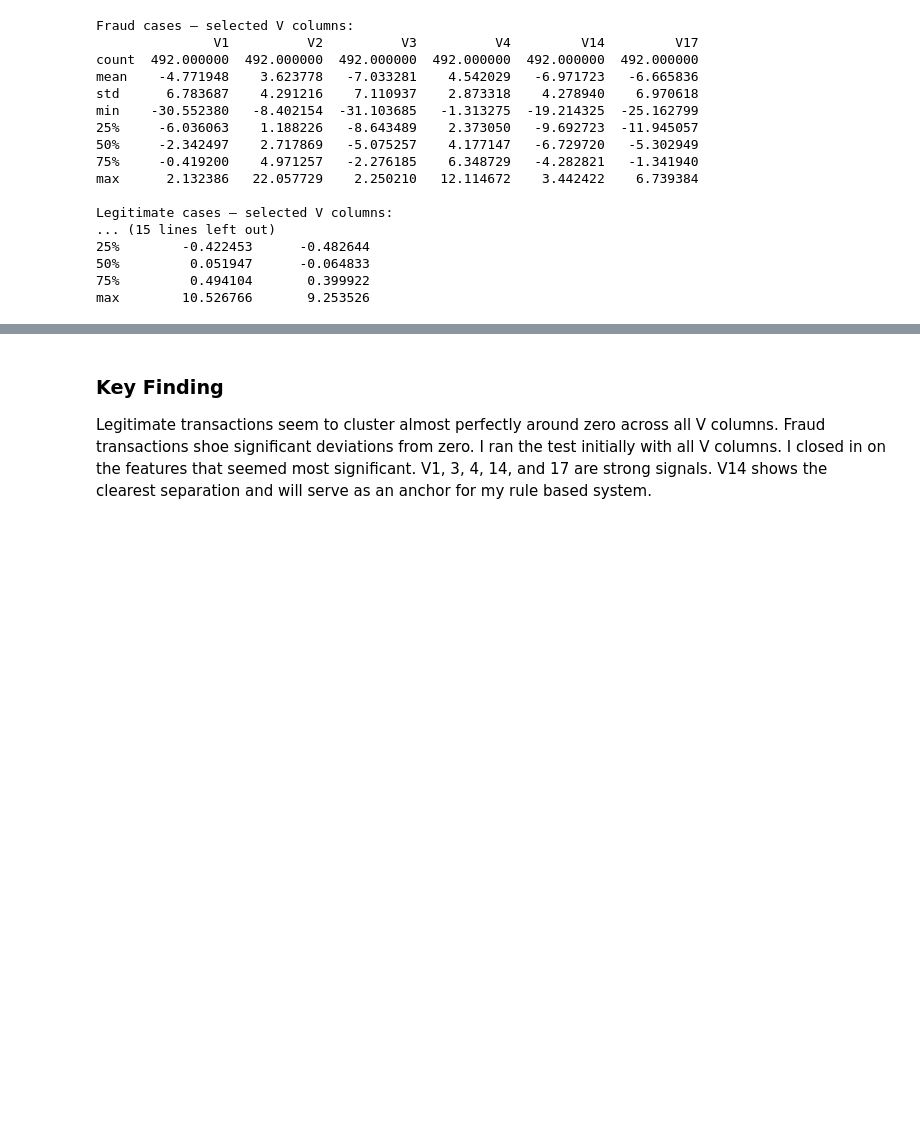
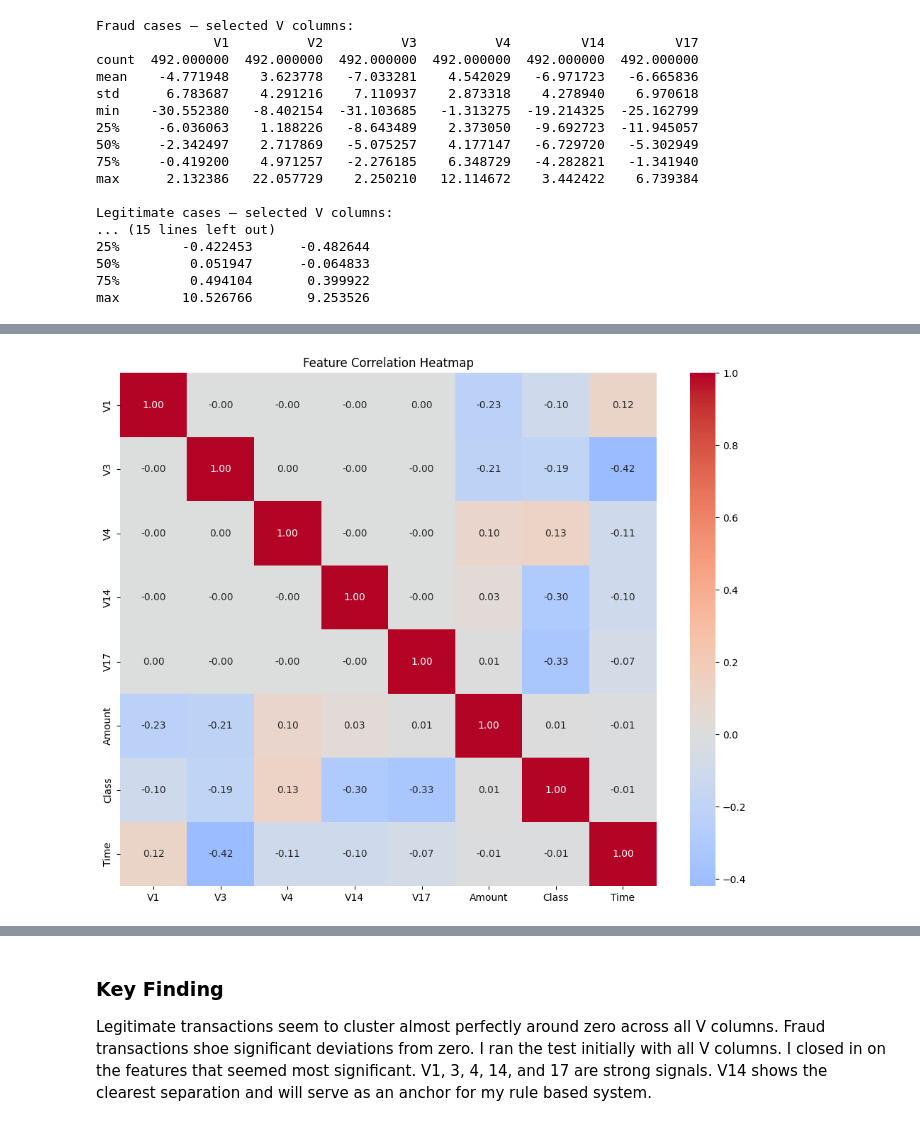
Before and after one commit to Ism2121/fraud-detection, a Jupyter notebook: notebooks/01_EDA_and_rules.ipynb, the cells around one changed output, grey strips where cells are left out. Cells and saved outputs as stored; diff of their text form; code cells hidden in the pictures; blank space fills up the shorter version.

```diff
--- a/notebooks/01_EDA_and_rules.ipynb
+++ b/notebooks/01_EDA_and_rules.ipynb
@@ -164,0 +213,12 @@ max        10.526766       9.253526
+# %%
+import seaborn as sns
+
+corr = df[['V1','V3','V4','V14','V17','Amount','Class','Time']].corr()
+
+plt.figure(figsize=(10,8))
+sns.heatmap(corr, annot=True, fmt='.2f', cmap='coolwarm', center=0)
+plt.title('Feature Correlation Heatmap')
+plt.tight_layout()
+plt.show()
+# %% [output]
+[figure, added]
```
Also changed, not shown: parts of 4 cells of this notebook.
